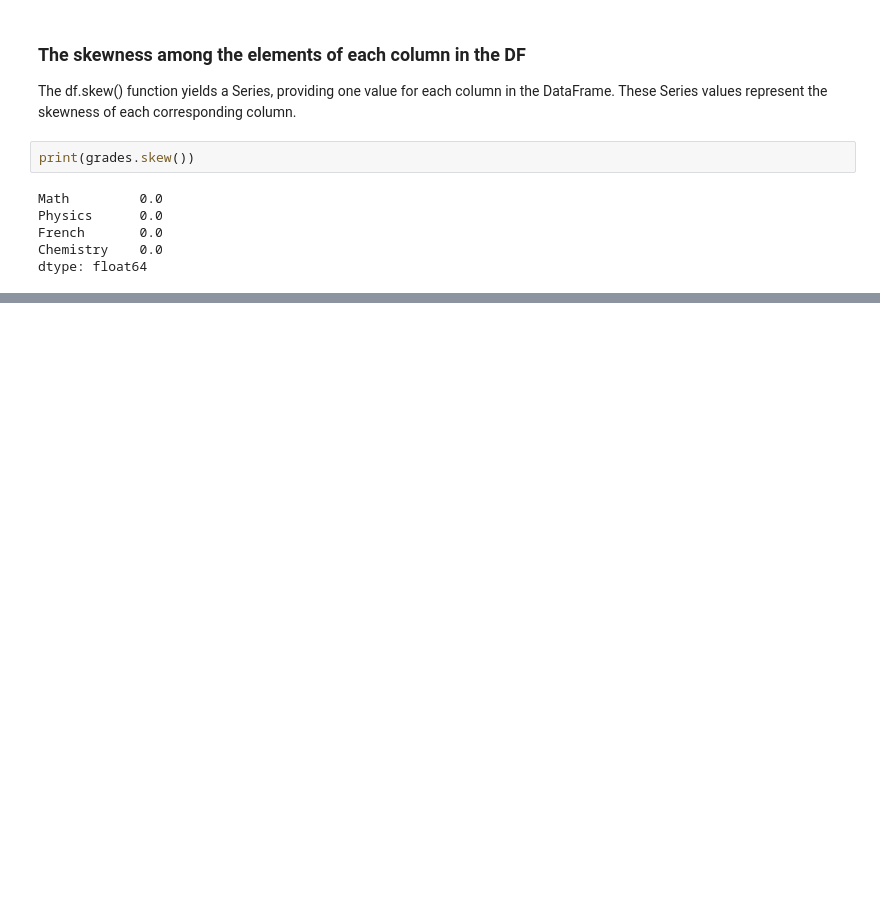
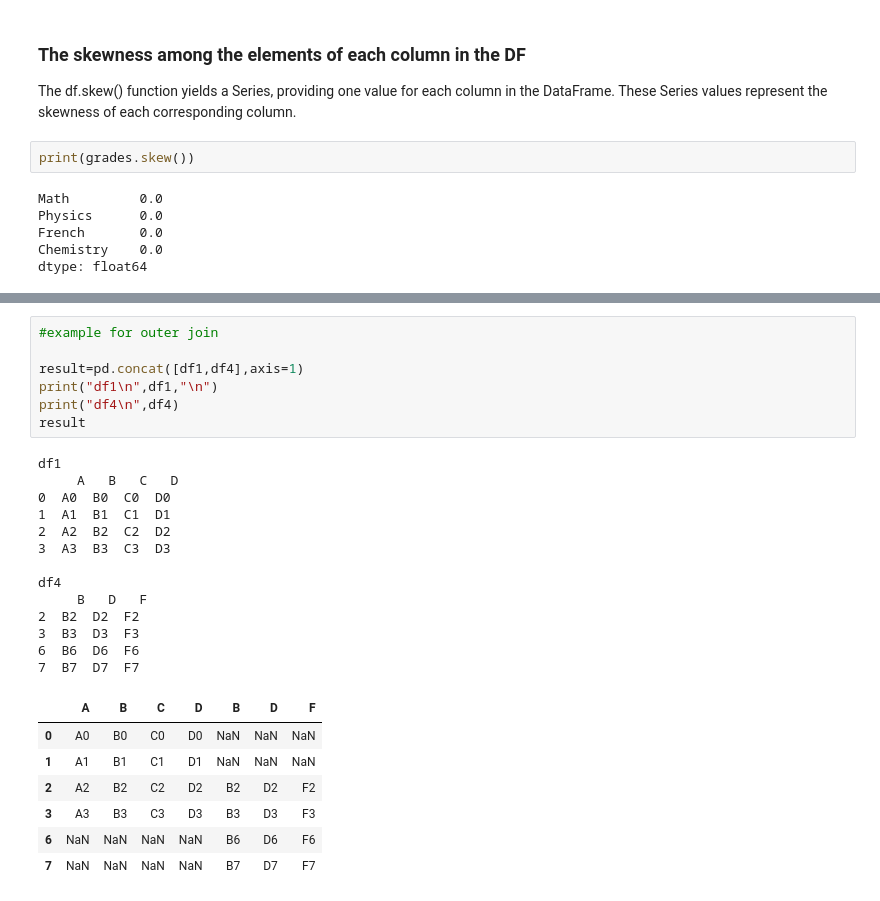
Before and after one commit to sarveshmahendramaurya/Pandas_notes, a Jupyter notebook: PandasBasics.ipynb, the cells around one changed output, grey strips where cells are left out. Drawn from its saved outputs; the diff is of its cells as text; blank space fills up the shorter version.

```diff
--- a/PandasBasics.ipynb
+++ b/PandasBasics.ipynb
@@ -527,0 +762,28 @@ dtype: float64
+# %%
+#example for outer join
+
+result=pd.concat([df1,df4],axis=1)
+print("df1\n",df1,"\n")
+print("df4\n",df4)
+result
+# %% [output]
+df1
+     A   B   C   D
+0  A0  B0  C0  D0
+1  A1  B1  C1  D1
+2  A2  B2  C2  D2
+3  A3  B3  C3  D3
+
+df4
+     B   D   F
+2  B2  D2  F2
+3  B3  D3  F3
+6  B6  D6  F6
+7  B7  D7  F7
+|  | A | B | C | D | B | D | F |
+| 0 | A0 | B0 | C0 | D0 | NaN | NaN | NaN |
+| 1 | A1 | B1 | C1 | D1 | NaN | NaN | NaN |
+| 2 | A2 | B2 | C2 | D2 | B2 | D2 | F2 |
+| 3 | A3 | B3 | C3 | D3 | B3 | D3 | F3 |
+| 6 | NaN | NaN | NaN | NaN | B6 | D6 | F6 |
+| 7 | NaN | NaN | NaN | NaN | B7 | D7 | F7 |
```
Also changed, not shown: parts of 67 cells of this notebook.
